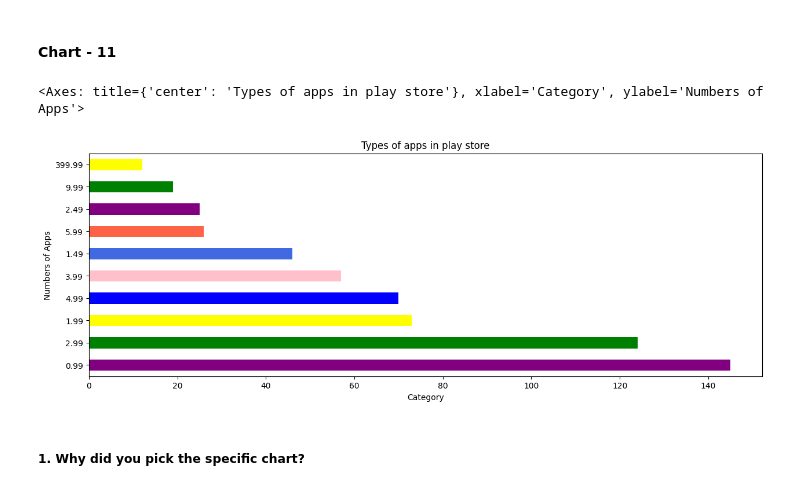
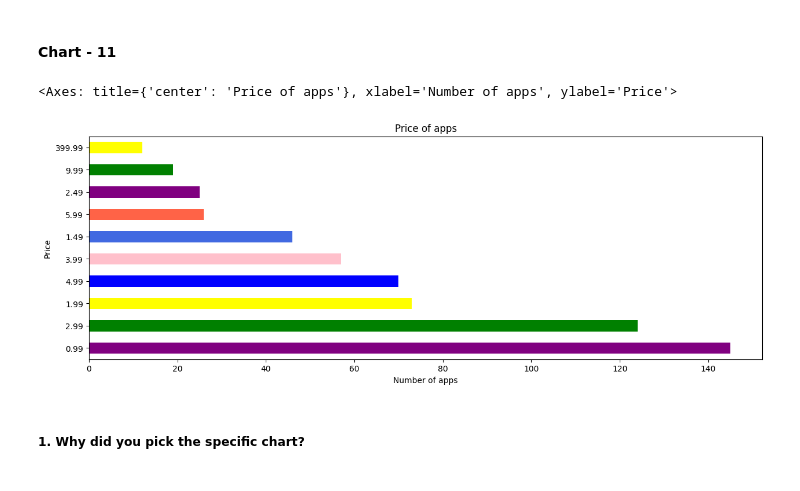
Before and after one commit to Piyush007k/EDA-on-play-store-dataset, a Jupyter notebook: EDA_on_play_store_dataset.ipynb, the cells around one changed output. Cells and saved outputs as stored; diff of their text form; code cells hidden in the pictures.

```diff
--- a/EDA_on_play_store_dataset.ipynb
+++ b/EDA_on_play_store_dataset.ipynb
@@ -1089,10 +1087,10 @@ Here we got to know that that most of user on playstore like install free apps.
 #### Chart - 11
 # %%
 # Chart - 11 visualization code
-price.plot(kind='barh',xlabel="Category",ylabel='Numbers of Apps',title='Types of apps in play store',figsize=(15,5),color=plt_color)
+price.plot(kind='barh',xlabel="Number of apps",ylabel='Price',title='Price of apps',figsize=(15,5),color=plt_color)
 # %% [output]
-<Axes: title={'center': 'Types of apps in play store'}, xlabel='Category', ylabel='Numbers of Apps'>
+<Axes: title={'center': 'Price of apps'}, xlabel='Number of apps', ylabel='Price'>
-[figure, old version]
+[figure, new version]
 # %% [markdown]
 ##### 1. Why did you pick the specific chart?
 # %% [markdown]
```
Also changed, not shown: parts of 6 cells of this notebook.
